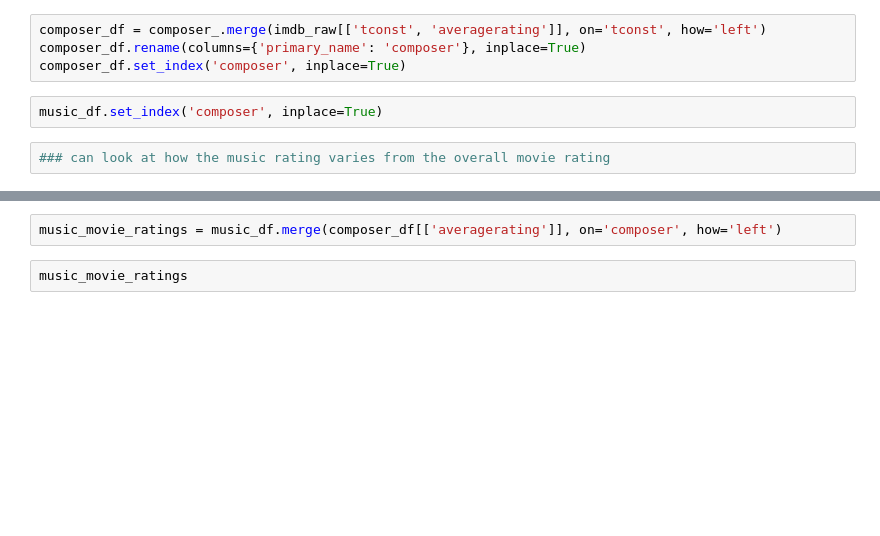
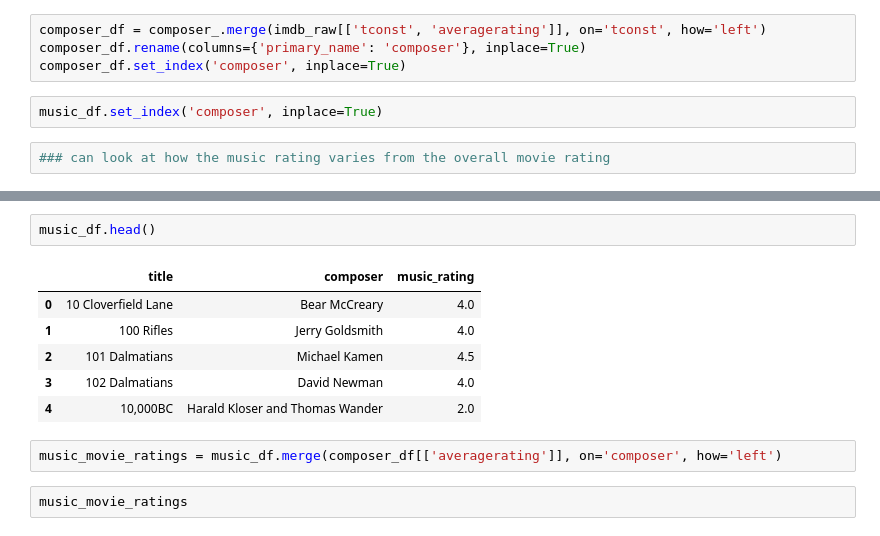
Before and after one commit to khyateed/Movie-Data-Analysis, a Jupyter notebook: student.ipynb, the cells around one changed output, grey strips where cells are left out. Cells and saved outputs as stored; diff of their text form; blank space fills up the shorter version.

```diff
--- a/student.ipynb
+++ b/student.ipynb
@@ -652,3 +692,12 @@ music_df.set_index('composer', inplace=True)
+# %%
+music_df.head()
+# %% [output]
+|  | title | composer | music_rating |
+| 0 | 10 Cloverfield Lane | Bear McCreary | 4.0 |
+| 1 | 100 Rifles | Jerry Goldsmith | 4.0 |
+| 2 | 101 Dalmatians | Michael Kamen | 4.5 |
+| 3 | 102 Dalmatians | David Newman | 4.0 |
+| 4 | 10,000BC | Harald Kloser and Thomas Wander | 2.0 |
 # %%
 music_movie_ratings = music_df.merge(composer_df[['averagerating']], on='composer', how='left')
 # %%
```
Also changed, not shown: parts of 4 cells of this notebook.
